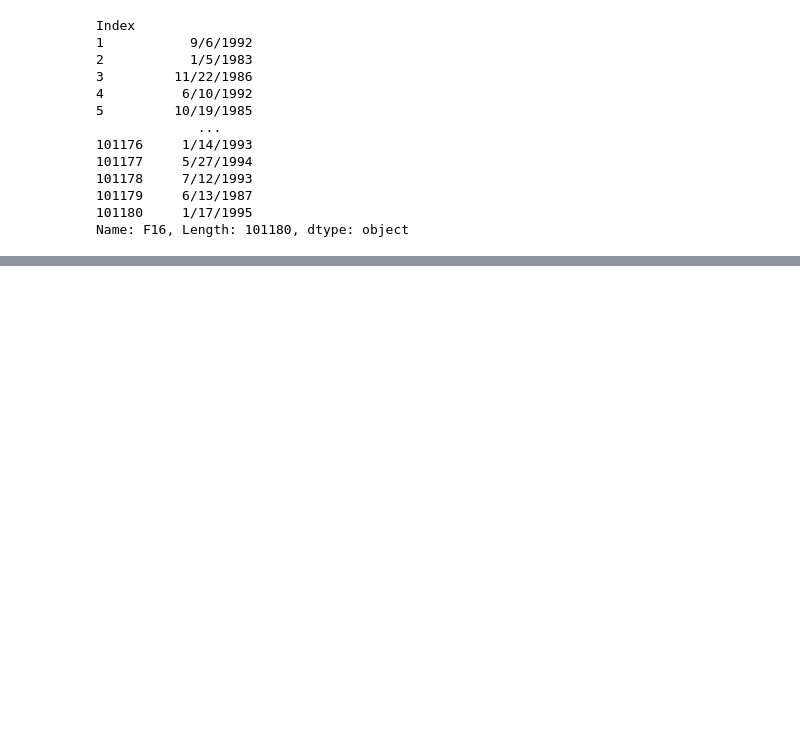
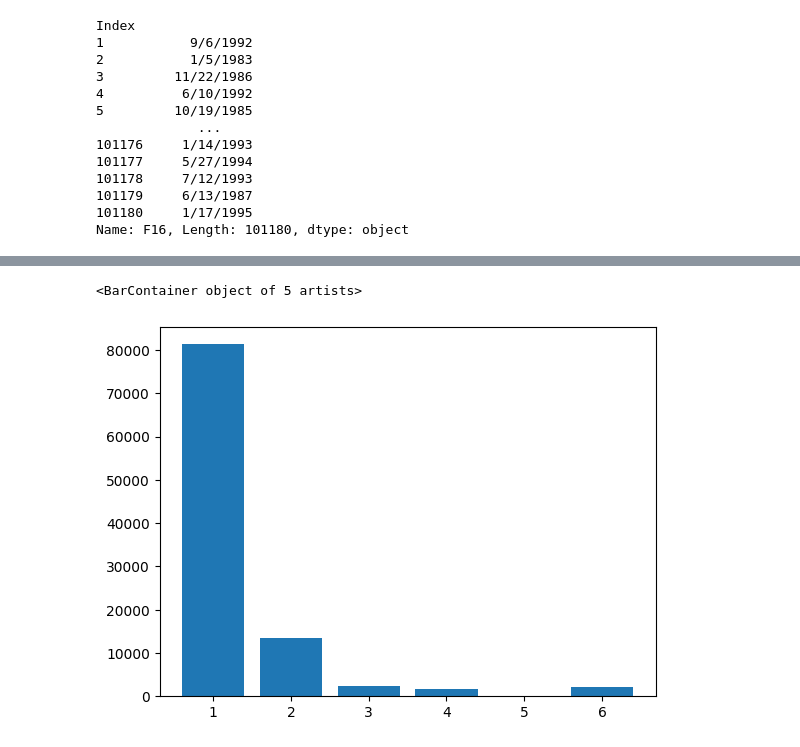
Before and after one commit to ayush23maan/shaadi, a Jupyter notebook: src/shaadi.ipynb, the cells around one changed output, grey strips where cells are left out. Drawn from its saved outputs; the diff is of its cells as text; code cells hidden in the pictures; blank space fills up the shorter version.

```diff
--- a/src/shaadi.ipynb
+++ b/src/shaadi.ipynb
@@ -103,0 +134,9 @@ df.head()
+# %%
+# plot histogram for all numerical features
+
+import matplotlib.pyplot as plt
+
+plt.bar(df.F17.value_counts().index, df.F17.value_counts().values)
+# %% [output]
+<BarContainer object of 5 artists>
+[figure, added]
```
Also changed, not shown: parts of 40 cells of this notebook.
